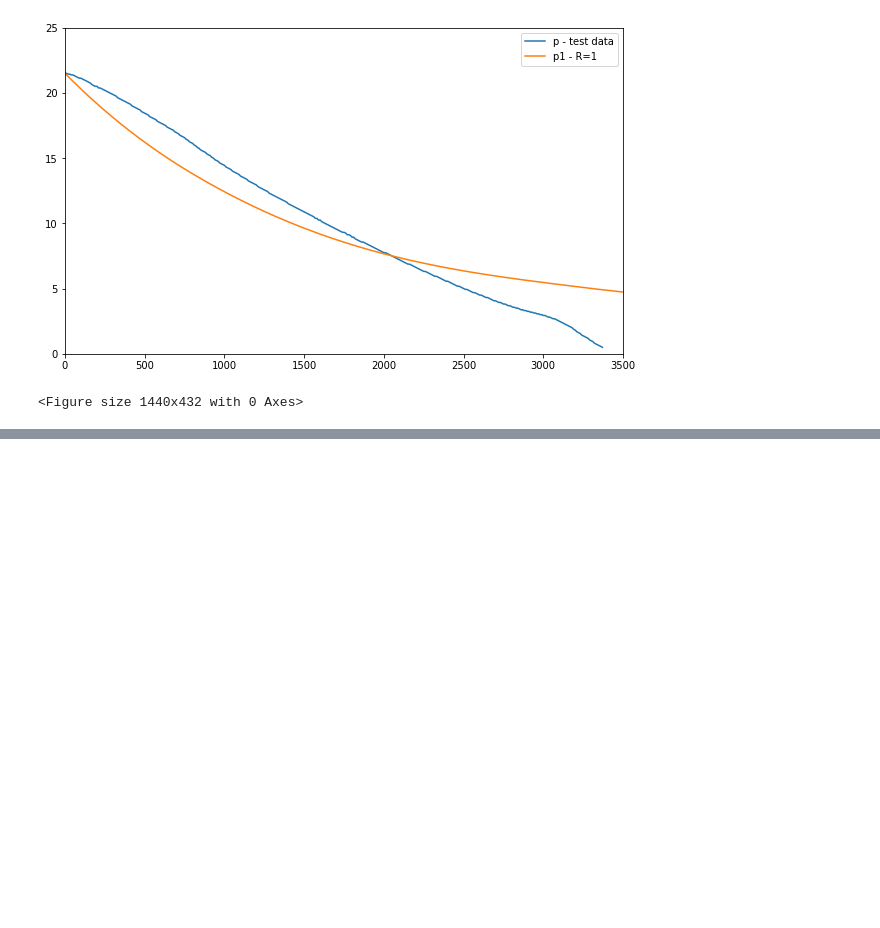
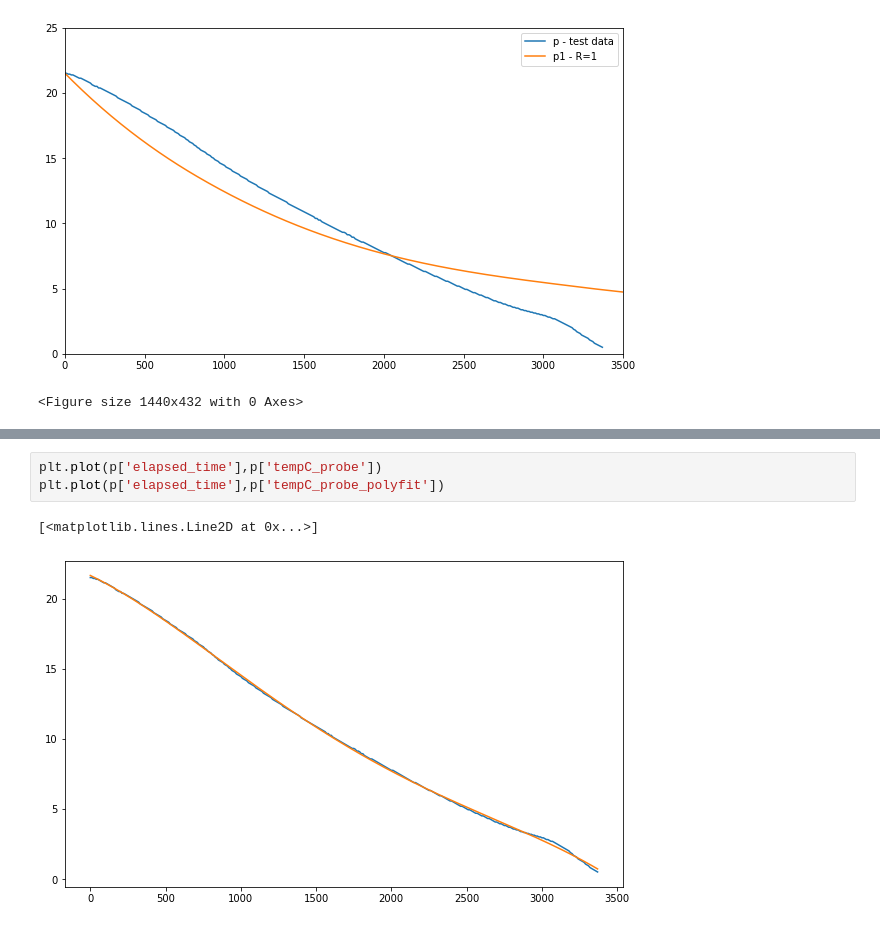
Before and after one commit to ccgarant/BevChill, a Jupyter notebook: server/Theory/Correlate_Test_to_Theory_Peroni_Bottle.ipynb, the cells around one changed output, grey strips where cells are left out. Cells and saved outputs as stored; diff of their text form; blank space fills up the shorter version.

```diff
--- a/server/Theory/Correlate_Test_to_Theory_Peroni_Bottle.ipynb
+++ b/server/Theory/Correlate_Test_to_Theory_Peroni_Bottle.ipynb
@@ -393,0 +438,6 @@ plt.show()
+# %%
+plt.plot(p['elapsed_time'],p['tempC_probe'])
+plt.plot(p['elapsed_time'],p['tempC_probe_polyfit'])
+# %% [output]
+[<matplotlib.lines.Line2D at 0x...>]
+[figure, added]
```
Also changed, not shown: parts of 7 cells of this notebook, 1 other file.
